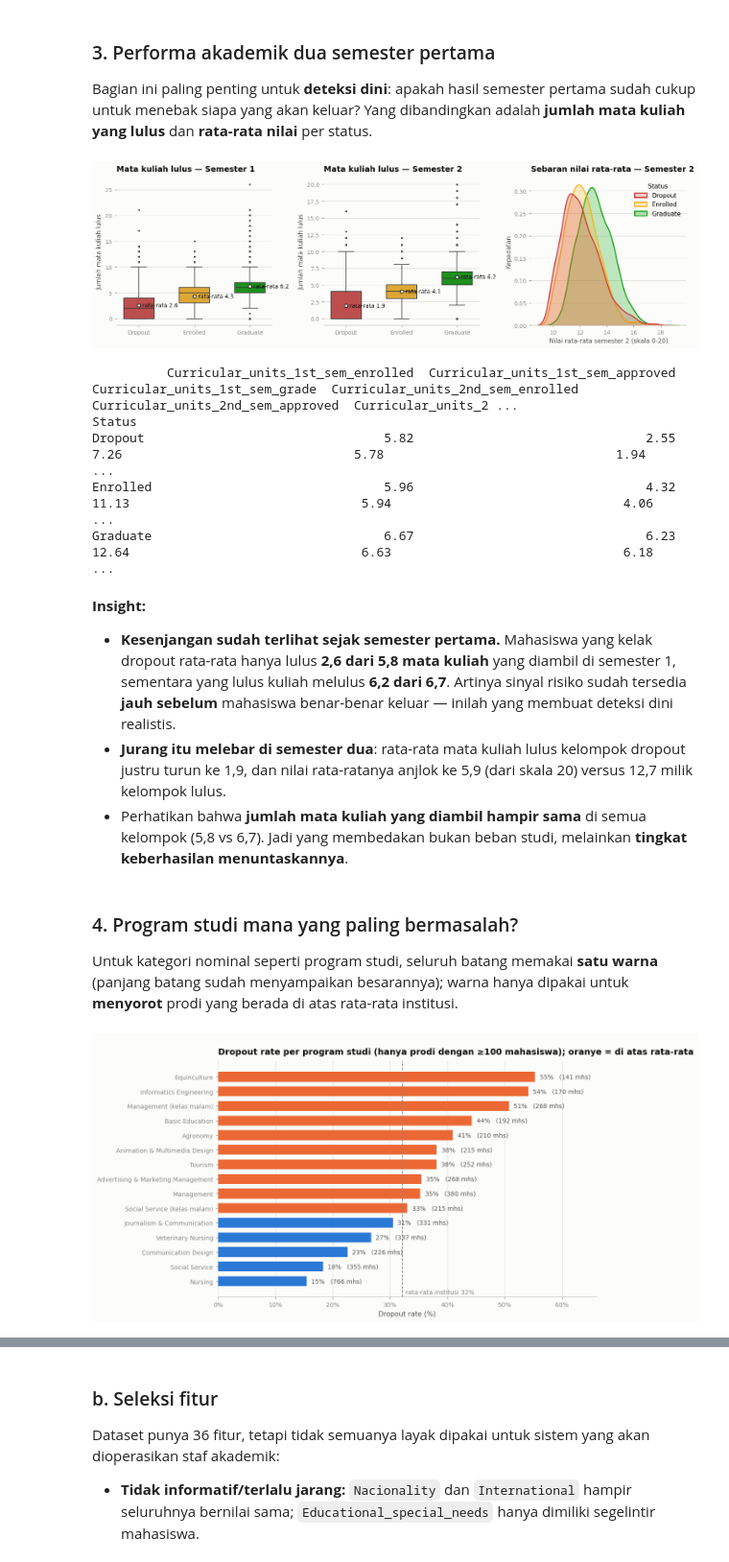
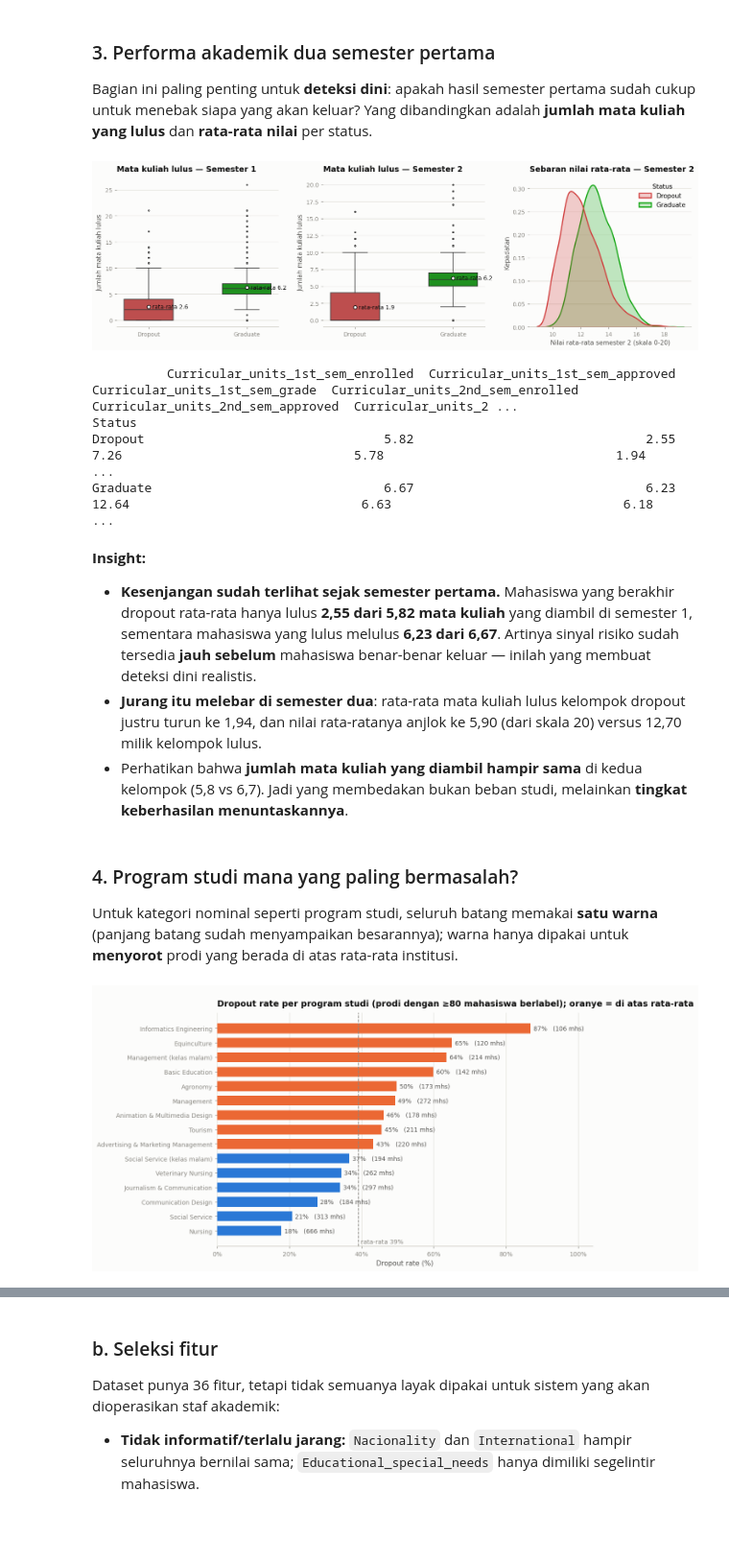
Before and after one commit to fish-shy/submission_akhir, a Jupyter notebook: notebook.ipynb, the cells around one changed output, grey strips where cells are left out. Shown at 96% size. Cells and saved outputs as stored; diff of their text form; code cells hidden in the pictures; blank space fills up the shorter version.

```diff
--- a/notebook.ipynb
+++ b/notebook.ipynb
@@ -328,6 +341,12 @@ eda["Penerima Beasiswa"] = eda["Scholarship_holder"].map(YESNO)
 eda["Punya Tunggakan"] = eda["Debtor"].map(YESNO)
 eda["Mahasiswa Pindahan/Displaced"] = eda["Displaced"].map(YESNO)
 
-print("Kolom label siap dipakai untuk visualisasi & dashboard.")
-eda[["Program Studi", "Jalur Masuk", "SPP Lunas", "Status"]].head()
+# Analisis faktor hanya memakai mahasiswa yang hasil akhirnya sudah pasti (Dropout / Graduate).
+comp = eda[eda["Status"] != "Enrolled"].copy()
+DROPOUT_RATE = comp["is_dropout"].mean() * 100
+
+print(f"Mahasiswa berlabel (Dropout + Graduate) : {len(comp):,}")
+print(f"Mahasiswa Enrolled (dipisah)            : {len(eda) - len(comp):,}")
+print(f"Dropout rate di antara yang sudah tuntas: {DROPOUT_RATE:.1f}%")
+comp[["Program Studi", "Jalur Masuk", "SPP Lunas", "Status"]].head()
 # %% [output]
@@ -350,7 +371,7 @@ fin_factors = ["SPP Lunas", "Punya Tunggakan", "Penerima Beasiswa", "Mahasiswa P
 
 fig, axes = plt.subplots(1, 4, figsize=(13.5, 4.1), sharey=True)
 for ax, col in zip(axes, fin_factors):
-    g = eda.groupby(col)["is_dropout"].agg(["mean", "count"]).reindex(["Ya", "Tidak"])
+    g = comp.groupby(col)["is_dropout"].agg(["mean", "count"]).reindex(["Ya", "Tidak"])
     rate = g["mean"] * 100
     bars = ax.bar(rate.index, rate.values, color=BLUE, width=0.55)
     for bar, v, n in zip(bars, rate.values, g["count"]):
@@ -365,11 +386,11 @@ for ax, col in zip(axes, fin_factors):
     strip_chrome(ax)
 axes[0].set_ylabel("Dropout rate (%)")
 axes[0].yaxis.set_major_formatter(mticker.PercentFormatter(decimals=0))
-axes[-1].text(1.45, DROPOUT_RATE + 2, f"rata-rata institusi {DROPOUT_RATE:.0f}%",
+axes[-1].text(1.45, DROPOUT_RATE + 2, f"rata-rata {DROPOUT_RATE:.0f}%",
               color=MUTED, fontsize=8.5, ha="right")
 fig.suptitle("Status pembayaran adalah pemisah paling tajam antara bertahan dan berhenti",
              x=0.005, ha="left", fontsize=13.5, fontweight="bold", color=INK)
-fig.text(0.005, 0.90, "Dropout rate per kategori; garis putus-putus = rata-rata seluruh mahasiswa",
-         ha="left", fontsize=10, color=INK_SOFT)
+fig.text(0.005, 0.90, "Dropout rate per kategori di antara 3.630 mahasiswa yang studinya sudah tuntas; "
+         "garis putus-putus = rata-rata 39,2%", ha="left", fontsize=10, color=INK_SOFT)
 plt.tight_layout(rect=[0, 0, 1, 0.88]); plt.show()
 # %% [output]
@@ -394,11 +415,12 @@ ke gelap (kategori berurutan, bukan identitas yang setara).
 age_bins = [16, 20, 23, 27, 35, 100]
 age_labels = ["≤20 th", "21-23 th", "24-27 th", "28-35 th", ">35 th"]
 eda["Kelompok Usia"] = pd.cut(eda["Age_at_enrollment"], bins=age_bins, labels=age_labels, right=True)
+comp["Kelompok Usia"] = pd.cut(comp["Age_at_enrollment"], bins=age_bins, labels=age_labels, right=True)
 
 fig, axes = plt.subplots(1, 3, figsize=(13.5, 4.2))
 
 # (a) usia — kategori berurutan -> ordinal ramp satu hue
-g_age = eda.groupby("Kelompok Usia", observed=True)["is_dropout"].agg(["mean", "count"])
+g_age = comp.groupby("Kelompok Usia", observed=True)["is_dropout"].agg(["mean", "count"])
 ramp = ["#86b6ef", "#5598e7", "#2a78d6", "#1c5cab", "#104281"]
 bars = axes[0].bar(g_age.index.astype(str), g_age["mean"] * 100, color=ramp, width=0.62)
 for bar, v, n in zip(bars, g_age["mean"] * 100, g_age["count"]):
@@ -408,7 +430,7 @@ axes[0].set_title("Risiko melonjak setelah usia 23 tahun")
 axes[0].set_ylabel("Dropout rate (%)")
 
 # (b) jenis kelamin & kelas
-combo = (eda.groupby(["Jenis Kelamin", "Kelas"])["is_dropout"].mean() * 100).unstack()
+combo = (comp.groupby(["Jenis Kelamin", "Kelas"])["is_dropout"].mean() * 100).unstack()
 combo = combo[["Siang", "Malam"]]
 x = np.arange(len(combo.index)); w = 0.36
 for i, (kelas, color) in enumerate(zip(["Siang", "Malam"], [BLUE, ORANGE])):
@@ -421,18 +443,18 @@ axes[1].legend(loc="upper left", fontsize=9)
 axes[1].set_title("Laki-laki & kelas malam lebih rentan")
 
 # (c) status pernikahan
-g_mar = eda.groupby("Status Pernikahan")["is_dropout"].agg(["mean", "count"])
+g_mar = comp.groupby("Status Pernikahan")["is_dropout"].agg(["mean", "count"])
 g_mar = g_mar[g_mar["count"] >= 20].sort_values("mean")
 bars = axes[2].barh(g_mar.index, g_mar["mean"] * 100, color=BLUE, height=0.6)
 for bar, v, n in zip(bars, g_mar["mean"] * 100, g_mar["count"]):
     axes[2].text(v + 1.2, bar.get_y() + bar.get_height() / 2, f"{v:.0f}%  (n={int(n):,})",
                  va="center", color=INK_SOFT, fontsize=9)
 axes[2].set_title("Mahasiswa yang sudah berkeluarga lebih berisiko")
-axes[2].set_xlim(0, 75)
+axes[2].set_xlim(0, 82)
 axes[2].grid(axis="y", visible=False)
 
 for ax in axes[:2]:
-    ax.set_ylim(0, 72); ax.grid(axis="x", visible=False)
+    ax.set_ylim(0, 78); ax.grid(axis="x", visible=False)
 for ax in axes:
     strip_chrome(ax)
 axes[0].yaxis.set_major_formatter(mticker.PercentFormatter(decimals=0))
@@ -458,15 +481,15 @@ siapa yang akan keluar? Yang dibandingkan adalah **jumlah mata kuliah yang lulus
 per status.
 # %%
 fig, axes = plt.subplots(1, 3, figsize=(13.5, 4.3))
-order = ["Dropout", "Enrolled", "Graduate"]
+order = ["Dropout", "Graduate"]
 pal = [STATUS_COLORS[s] for s in order]
 
 # (a) & (b) distribusi mata kuliah lulus per semester
 for ax, sem, label in zip(axes[:2], ["1st", "2nd"], ["Semester 1", "Semester 2"]):
     col = f"Curricular_units_{sem}_sem_approved"
-    sns.boxplot(data=eda, x="Status", y=col, order=order, palette=pal, ax=ax,
-                width=0.55, fliersize=2, linewidth=1.1)
-    means = eda.groupby("Status")[col].mean().reindex(order)
+    sns.boxplot(data=comp, x="Status", y=col, order=order, palette=pal, ax=ax,
+                width=0.5, fliersize=2, linewidth=1.1)
+    means = comp.groupby("Status")[col].mean().reindex(order)
     for i, m in enumerate(means):
         ax.text(i, m, f"  rata-rata {m:.1f}", va="center", ha="left", color=INK, fontsize=9)
         ax.scatter([i], [m], color="#ffffff", edgecolor=INK, zorder=5, s=28, linewidth=1.1)
@@ -477,7 +500,7 @@ for ax, sem, label in zip(axes[:2], ["1st", "2nd"], ["Semester 1", "Semester 2"]
     strip_chrome(ax)
 
 # (c) rata-rata nilai semester 2
-sns.kdeplot(data=eda[eda["Curricular_units_2nd_sem_grade"] > 0], x="Curricular_units_2nd_sem_grade",
+sns.kdeplot(data=comp[comp["Curricular_units_2nd_sem_grade"] > 0], x="Curricular_units_2nd_sem_grade",
             hue="Status", hue_order=order, palette=pal, ax=axes[2], fill=True, alpha=0.25,
             common_norm=False, linewidth=1.8)
 axes[2].set_title("Sebaran nilai rata-rata — Semester 2")
@@ -487,27 +510,26 @@ axes[2].grid(axis="x", visible=False)
 strip_chrome(axes[2])
 plt.tight_layout(); plt.show()
 
-print(eda.groupby("Status")[["Curricular_units_1st_sem_enrolled", "Curricular_units_1st_sem_approved",
+print(comp.groupby("Status")[["Curricular_units_1st_sem_enrolled", "Curricular_units_1st_sem_approved",
                              "Curricular_units_1st_sem_grade", "Curricular_units_2nd_sem_enrolled",
                              "Curricular_units_2nd_sem_approved", "Curricular_units_2nd_sem_grade"]]
       .mean().round(2).to_string())
 # %% [output]
-[figure, old version]
+[figure, new version]
           Curricular_units_1st_sem_enrolled  Curricular_units_1st_sem_approved  Curricular_units_1st_sem_grade  Curricular_units_2nd_sem_enrolled  Curricular_units_2nd_sem_approved  Curricular_units_2 ...
 Status
 Dropout                                5.82                               2.55                            7.26                               5.78                               1.94                     ...
-Enrolled                               5.96                               4.32                           11.13                               5.94                               4.06                     ...
 Graduate                               6.67                               6.23                           12.64                               6.63                               6.18                     ...
 # %% [markdown]
 **Insight:**
 
-- **Kesenjangan sudah terlihat sejak semester pertama.** Mahasiswa yang kelak dropout rata-rata hanya lulus
-  **2,6 dari 5,8 mata kuliah** yang diambil di semester 1, sementara yang lulus kuliah melulus **6,2 dari 6,7**.
-  Artinya sinyal risiko sudah tersedia **jauh sebelum** mahasiswa benar-benar keluar — inilah yang membuat
-  deteksi dini realistis.
-- **Jurang itu melebar di semester dua**: rata-rata mata kuliah lulus kelompok dropout justru turun ke 1,9,
-  dan nilai rata-ratanya anjlok ke 5,9 (dari skala 20) versus 12,7 milik kelompok lulus.
-- Perhatikan bahwa **jumlah mata kuliah yang diambil hampir sama** di semua kelompok (5,8 vs 6,7). Jadi yang
+- **Kesenjangan sudah terlihat sejak semester pertama.** Mahasiswa yang berakhir dropout rata-rata hanya lulus
+  **2,55 dari 5,82 mata kuliah** yang diambil di semester 1, sementara mahasiswa yang lulus melulus
+  **6,23 dari 6,67**. Artinya sinyal risiko sudah tersedia **jauh sebelum** mahasiswa benar-benar keluar —
+  inilah yang membuat deteksi dini realistis.
+- **Jurang itu melebar di semester dua**: rata-rata mata kuliah lulus kelompok dropout justru turun ke 1,94,
+  dan nilai rata-ratanya anjlok ke 5,90 (dari skala 20) versus 12,70 milik kelompok lulus.
+- Perhatikan bahwa **jumlah mata kuliah yang diambil hampir sama** di kedua kelompok (5,8 vs 6,7). Jadi yang
   membedakan bukan beban studi, melainkan **tingkat keberhasilan menuntaskannya**.
 # %% [markdown]
 ### 4. Program studi mana yang paling bermasalah?
@@ -515,25 +537,25 @@ Graduate                               6.67                               6.23
 Untuk kategori nominal seperti program studi, seluruh batang memakai **satu warna** (panjang batang sudah
 menyampaikan besarannya); warna hanya dipakai untuk **menyorot** prodi yang berada di atas rata-rata institusi.
 # %%
-g_course = (eda.groupby("Program Studi")["is_dropout"].agg(["mean", "count"])
-            .query("count >= 100").sort_values("mean"))
+g_course = (comp.groupby("Program Studi")["is_dropout"].agg(["mean", "count"])
+            .query("count >= 80").sort_values("mean"))
 colors = [ORANGE if v > DROPOUT_RATE / 100 else BLUE for v in g_course["mean"]]
 
 fig, ax = plt.subplots(figsize=(10.5, 6))
 bars = ax.barh(g_course.index, g_course["mean"] * 100, color=colors, height=0.68)
 for bar, v, n in zip(bars, g_course["mean"] * 100, g_course["count"]):
     ax.text(v + 0.8, bar.get_y() + bar.get_height() / 2, f"{v:.0f}%   ({int(n):,} mhs)",
             va="center", color=INK_SOFT, fontsize=9)
 ax.axvline(DROPOUT_RATE, color=MUTED, linestyle="--", linewidth=1.1)
-ax.text(DROPOUT_RATE + 0.6, -0.9, f"rata-rata institusi {DROPOUT_RATE:.0f}%", color=MUTED, fontsize=9)
+ax.text(DROPOUT_RATE + 0.6, -0.9, f"rata-rata {DROPOUT_RATE:.0f}%", color=MUTED, fontsize=9)
 ax.set_title("Selisih dropout antarprogram studi mencapai 40 poin persen")
-subtitle(ax, "Dropout rate per program studi (hanya prodi dengan ≥100 mahasiswa); oranye = di atas rata-rata")
+subtitle(ax, "Dropout rate per program studi (prodi dengan ≥80 mahasiswa berlabel); oranye = di atas rata-rata")
 ax.set_xlabel("Dropout rate (%)")
-ax.set_xlim(0, 66)
+ax.set_xlim(0, 104)
 ax.xaxis.set_major_formatter(mticker.PercentFormatter(decimals=0))
 ax.grid(axis="y", visible=False)
 strip_chrome(ax)
 plt.tight_layout(); plt.show()
 # %% [output]
-[figure, old version]
+[figure, new version]
 # %% [markdown]
```
Also changed, not shown: parts of 39 cells of this notebook, 8 other files.
